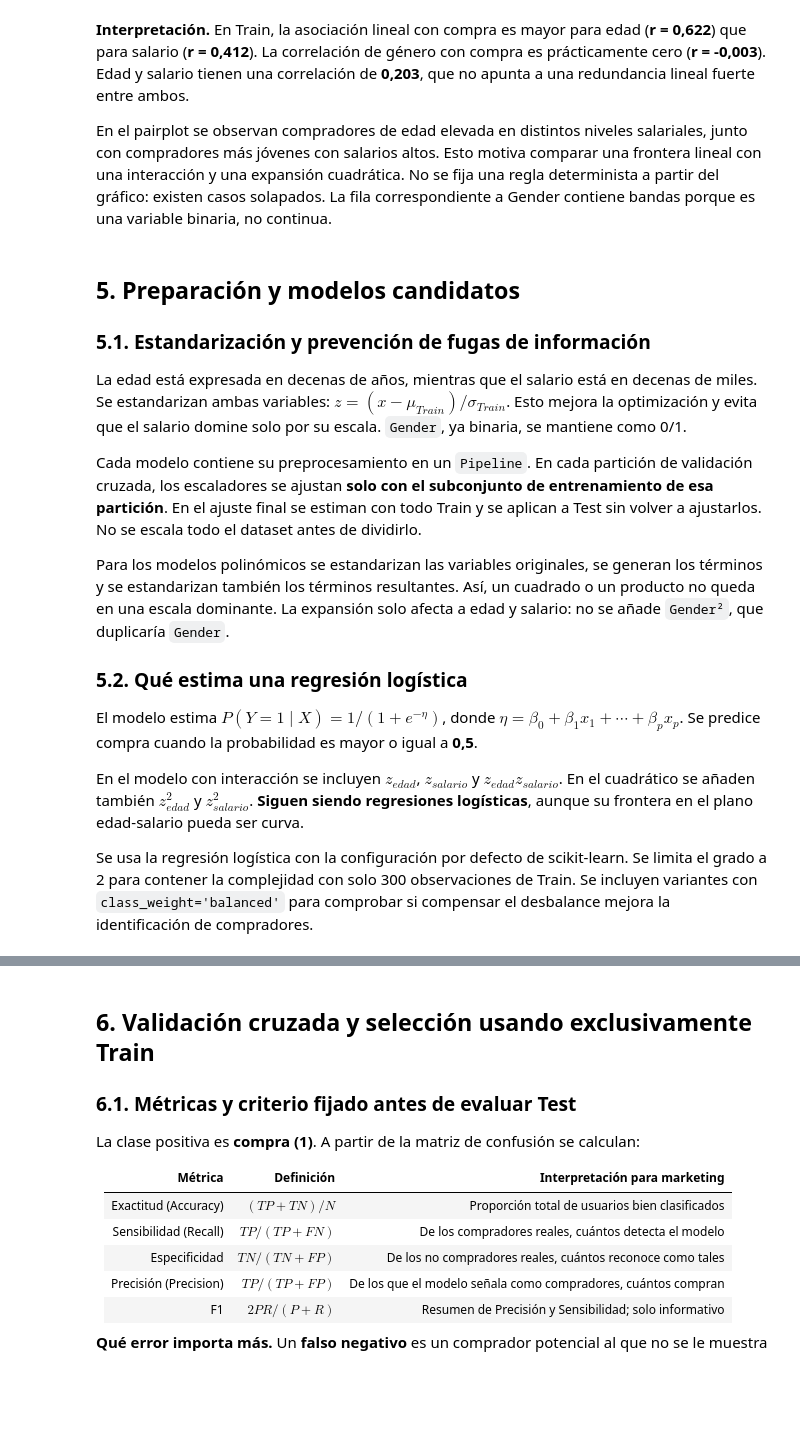
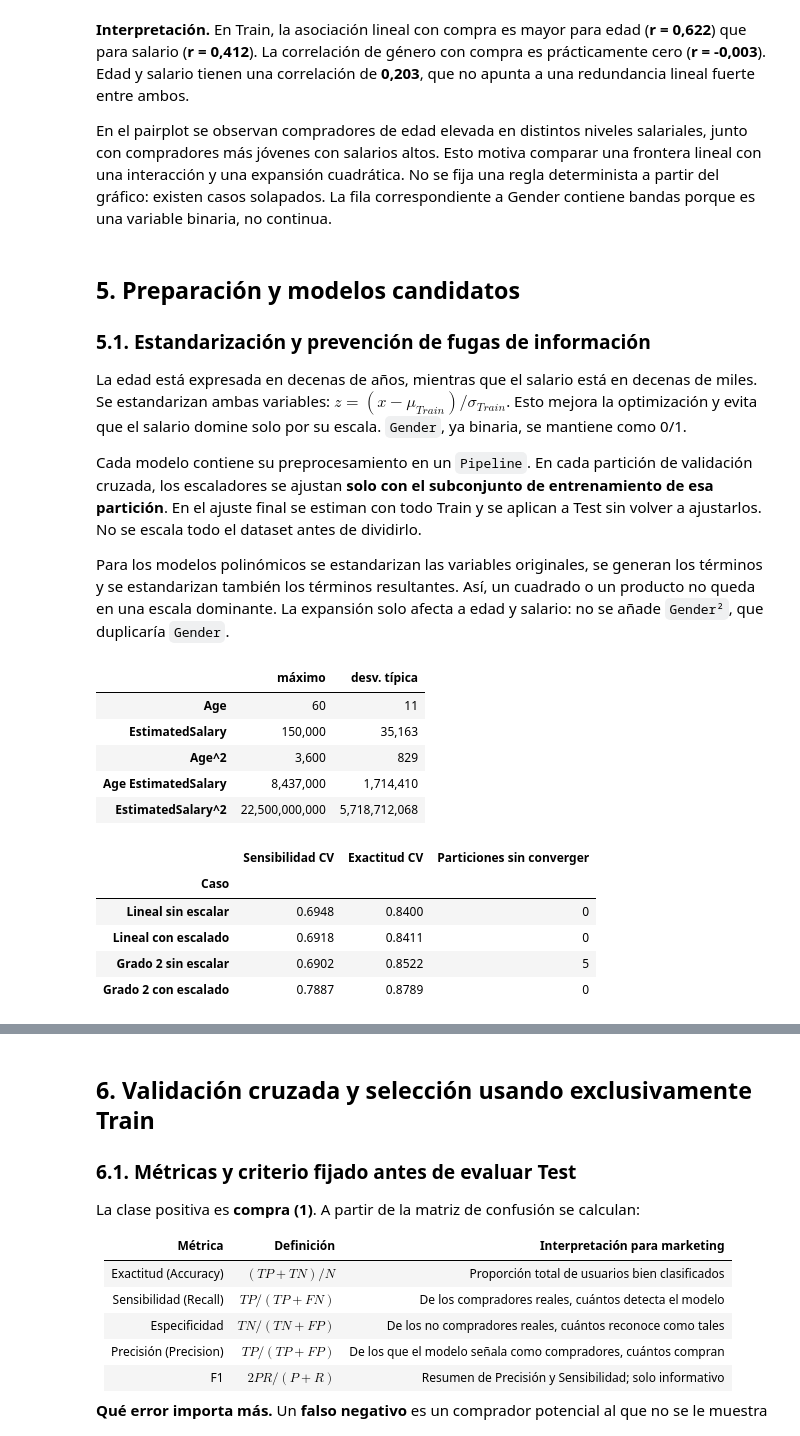
Before and after one commit to ppiqueras-22470465/Social_Network_Ads_Regresion_Logistica_G6, a Jupyter notebook: Social_Network_Ads_Regresion_Logistica.ipynb, the cells around one changed output, grey strips where cells are left out. Saved outputs shown, nothing was run; the diff lists cells and outputs as text; code cells hidden in the pictures; blank space fills up the shorter version.

```diff
--- a/Social_Network_Ads_Regresion_Logistica.ipynb
+++ b/Social_Network_Ads_Regresion_Logistica.ipynb
@@ -275,11 +275,43 @@ La edad está expresada en decenas de años, mientras que el salario está en de
 Cada modelo contiene su preprocesamiento en un `Pipeline`. En cada partición de validación cruzada, los escaladores se ajustan **solo con el subconjunto de entrenamiento de esa partición**. En el ajuste final se estiman con todo Train y se aplican a Test sin volver a ajustarlos. No se escala todo el dataset antes de dividirlo.
 
 Para los modelos polinómicos se estandarizan las variables originales, se generan los términos y se estandarizan también los términos resultantes. Así, un cuadrado o un producto no queda en una escala dominante. La expansión solo afecta a edad y salario: no se añade `Gender²`, que duplicaría `Gender`.
-
-### 5.2. Qué estima una regresión logística
-
-El modelo estima $P(Y=1\mid X)=1/(1+e^{-\eta})$, donde $\eta=\beta_0+\beta_1x_1+\cdots+\beta_px_p$. Se predice compra cuando la probabilidad es mayor o igual a **0,5**.
-
-En el modelo con interacción se incluyen $z_{edad}$, $z_{salario}$ y $z_{edad}z_{salario}$. En el cuadrático se añaden también $z_{edad}^2$ y $z_{salario}^2$. **Siguen siendo regresiones logísticas**, aunque su frontera en el plano edad-salario pueda ser curva.
-
-Se usa la regresión logística con la configuración por defecto de scikit-learn. Se limita el grado a 2 para contener la complejidad con solo 300 observaciones de Train. Se incluyen variantes con `class_weight='balanced'` para comprobar si compensar el desbalance mejora la identificación de compradores.
+# %%
+# Magnitud de las variables y de los términos de grado 2 sin escalar (Train)
+poly = sk.preprocessing.PolynomialFeatures(degree=2, include_bias=False)
+terminos = poly.fit_transform(X_train[['Age', 'EstimatedSalary']])
+display(pd.DataFrame({'máximo': terminos.max(axis=0), 'desv. típica': terminos.std(axis=0)},
+                     index=poly.get_feature_names_out()).map(lambda v: f'{v:,.0f}'))
+
+# Misma regresión logística con y sin escalado, con la validación cruzada de la sección 6
+import warnings
+LR = sk.linear_model.LogisticRegression
+casos = {'Lineal sin escalar': [LR()],
+         'Lineal con escalado': [sk.preprocessing.StandardScaler(), LR()],
+         'Grado 2 sin escalar': [sk.preprocessing.PolynomialFeatures(2, include_bias=False), LR()],
+         'Grado 2 con escalado': [sk.preprocessing.PolynomialFeatures(2, include_bias=False),
+                                  sk.preprocessing.StandardScaler(), LR()]}
+particiones = list(sk.model_selection.RepeatedStratifiedKFold(n_splits=5, n_repeats=3, random_state=SEED)
+                   .split(X_train, y_train))
+filas = []
+for nombre, pasos in casos.items():
+    with warnings.catch_warnings():
+        warnings.simplefilter('ignore')  # la no convergencia se cuenta abajo
+        r = sk.model_selection.cross_validate(sk.pipeline.make_pipeline(*pasos), X_train[['Age', 'EstimatedSalary']],
+                                              y_train, cv=particiones, scoring=['recall', 'accuracy'],
+                                              return_estimator=True)
+    filas.append({'Caso': nombre, 'Sensibilidad CV': r['test_recall'].mean(), 'Exactitud CV': r['test_accuracy'].mean(),
+                  'Particiones sin converger': sum(e[-1].n_iter_[0] >= e[-1].max_iter for e in r['estimator'])})
+display(pd.DataFrame(filas).set_index('Caso'))
+# %% [output]
+|  | máximo | desv. típica |
+| Age | 60 | 11 |
+| EstimatedSalary | 150,000 | 35,163 |
+| Age^2 | 3,600 | 829 |
+| Age EstimatedSalary | 8,437,000 | 1,714,410 |
+| EstimatedSalary^2 | 22,500,000,000 | 5,718,712,068 |
+|  | Sensibilidad CV | Exactitud CV | Particiones sin converger |
+| Caso |  |  |  |
+| Lineal sin escalar | 0.6948 | 0.8400 | 0 |
+| Lineal con escalado | 0.6918 | 0.8411 | 0 |
+| Grado 2 sin escalar | 0.6902 | 0.8522 | 5 |
+| Grado 2 con escalado | 0.7887 | 0.8789 | 0 |
```
Also changed, not shown: parts of 10 cells of this notebook.
